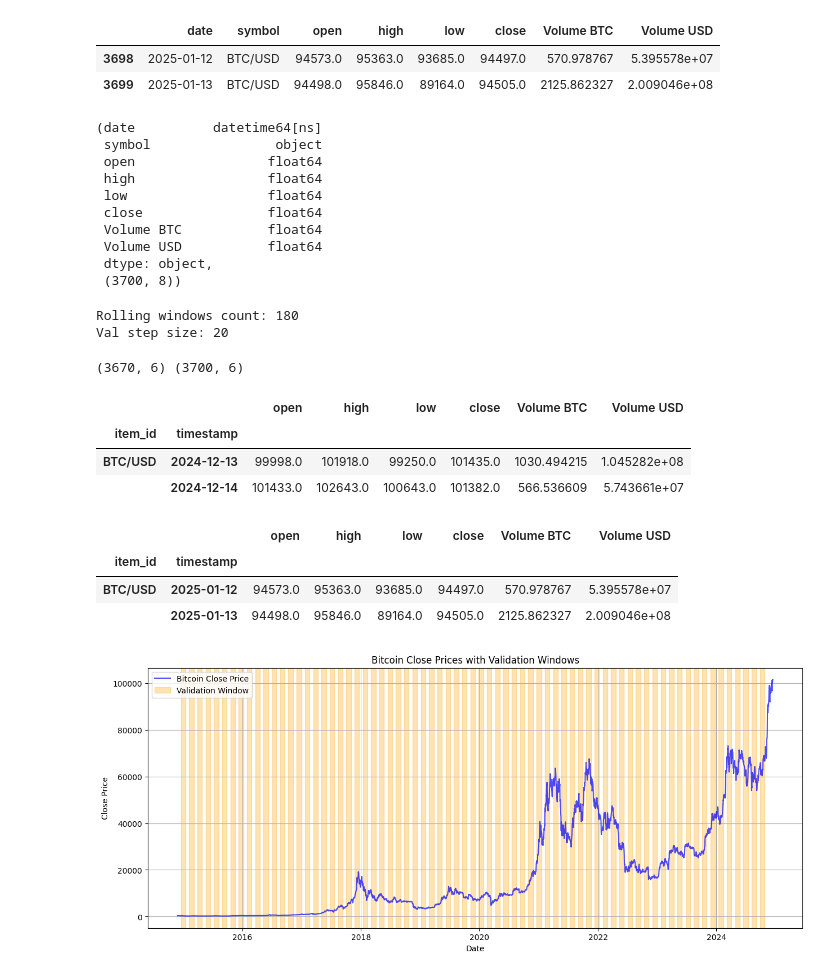
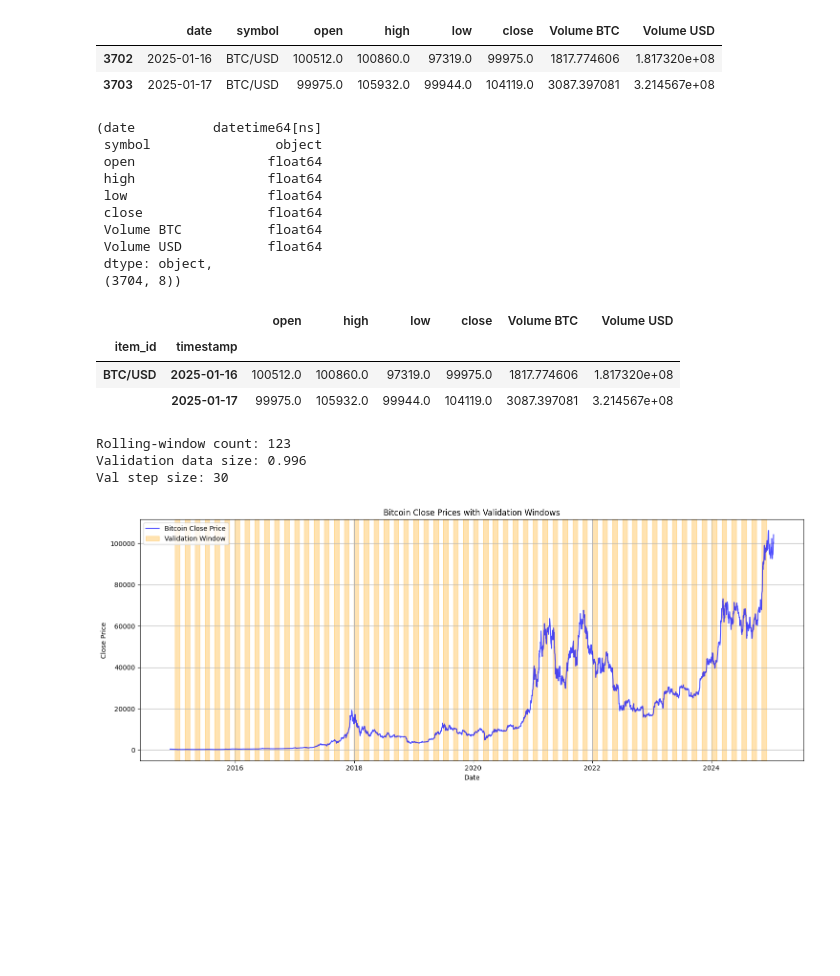
Before and after one commit to cibic89/btc_forecast, a Jupyter notebook: btc_forecast.ipynb, the cells around one changed output. Drawn from its saved outputs; the diff is of its cells as text; code cells hidden in the pictures; blank space fills up the shorter version.

```diff
--- a/btc_forecast.ipynb
+++ b/btc_forecast.ipynb
@@ -54,11 +67,11 @@ latest_folder = find_latest_folder(path_to_directory)
 # %%
-df = pd.read_csv('Bitstamp_BTCUSD_d.csv', skiprows=1, parse_dates=["date"])
+df = pd.read_csv('drive/MyDrive/code_projects/btc_forecast/Bitstamp_BTCUSD_d.csv', skiprows=1, parse_dates=["date"])
 df = df.sort_values('date').drop(columns=["unix"]).reset_index(drop=True).iloc[:-1]
 df.tail(2)
 # %% [output]
 |  | date | symbol | open | high | low | close | Volume BTC | Volume USD |
-| 3698 | 2025-01-12 | BTC/USD | 94573.0 | 95363.0 | 93685.0 | 94497.0 | 570.978767 | 5.395578e+07 |
-| 3699 | 2025-01-13 | BTC/USD | 94498.0 | 95846.0 | 89164.0 | 94505.0 | 2125.862327 | 2.009046e+08 |
+| 3702 | 2025-01-16 | BTC/USD | 100512.0 | 100860.0 | 97319.0 | 99975.0 | 1817.774606 | 1.817320e+08 |
+| 3703 | 2025-01-17 | BTC/USD | 99975.0 | 105932.0 | 99944.0 | 104119.0 | 3087.397081 | 3.214567e+08 |
 # %%
 df.dtypes, df.shape
 # %% [output]
@@ -71,77 +84,83 @@ df.dtypes, df.shape
  Volume BTC           float64
  Volume USD           float64
  dtype: object,
- (3700, 8))
+ (3704, 8))
-# %%
-dtp = 30  # prediction length
-
-n_windows = len(df)//55
-print("Rolling windows count:", n_windows)
-
-val_step_size_n = (len(df)-dtp)//n_windows  # could be dtp*10
-print("Val step size:", val_step_size_n)
-# %% [output]
-Rolling windows count: 180
-Val step size: 20
 # %%
 ml_df = TimeSeriesDataFrame.from_data_frame(
-    df,
+    df,  # [df["date"]> '2022-11-08'],  # selecting data from last bull run - not a good idea (makes the model too optimistic)
     id_column="symbol",
     timestamp_column="date"
 )
-train_data, test_data = ml_df.train_test_split(prediction_length=dtp)
-print(train_data.shape, test_data.shape)
+train_data = ml_df
+# train_data, test_data = ml_df.train_test_split(prediction_length=dtp)
+# print(train_data.shape, test_data.shape)
-# %% [output]
-(3670, 6) (3700, 6)
 # %%
 train_data.tail(2)
 # %% [output]
 |  |  | open | high | low | close | Volume BTC | Volume USD |
 | item_id | timestamp |  |  |  |  |  |  |
-| BTC/USD | 2024-12-13 | 99998.0 | 101918.0 | 99250.0 | 101435.0 | 1030.494215 | 1.045282e+08 |
-|  | 2024-12-14 | 101433.0 | 102643.0 | 100643.0 | 101382.0 | 566.536609 | 5.743661e+07 |
+| BTC/USD | 2025-01-16 | 100512.0 | 100860.0 | 97319.0 | 99975.0 | 1817.774606 | 1.817320e+08 |
+|  | 2025-01-17 | 99975.0 | 105932.0 | 99944.0 | 104119.0 | 3087.397081 | 3.214567e+08 |
 # %%
-test_data.tail(2)
+# test_data.tail(2)
-# %% [output]
-|  |  | open | high | low | close | Volume BTC | Volume USD |
-| item_id | timestamp |  |  |  |  |  |  |
-| BTC/USD | 2025-01-12 | 94573.0 | 95363.0 | 93685.0 | 94497.0 | 570.978767 | 5.395578e+07 |
-|  | 2025-01-13 | 94498.0 | 95846.0 | 89164.0 | 94505.0 | 2125.862327 | 2.009046e+08 |
 # %%
+train_data_size = (len(train_data))  # -dtp
+
+n_windows = (train_data_size//dtp)
+print("Rolling-window count:", n_windows)
+
+val_size = n_windows*dtp
+val_size_pc = round(val_size/train_data_size, 3)
+print("Validation data size:", val_size_pc)
+
+val_step_size_n = dtp  # (train_data_size//n_windows)//2  # 15
+print("Val step size:", val_step_size_n)
+
 viz_df = train_data.reset_index().set_index("timestamp")
 
 # Define validation window parameters
 window_size = len(viz_df) // n_windows
 
 # Ensure the windows span the entire dataset, including at the end
 validation_windows = []
 current_iloc = 0
 for i in range(n_windows):
     start_idx = current_iloc + window_size
     end_idx = start_idx + dtp
     if end_idx <= len(viz_df):  # Ensure indices are within bounds
         validation_windows.append((start_idx, end_idx))
     current_iloc = end_idx + 1
 
 # Plot the Bitcoin close prices
 plt.figure(figsize=(15, 6))
 plt.plot(viz_df.index, viz_df["close"], label="Bitcoin Close Price", color="blue", alpha=0.7)
 
 # Highlight validation windows
 for start_idx, end_idx in validation_windows:
     plt.axvspan(viz_df.index[start_idx], viz_df.index[end_idx - 1],
                 color="orange", alpha=0.3,
                 label="Validation Window" if start_idx == validation_windows[0][0] else None)
 
 # Add labels and legend
 plt.title("Bitcoin Close Prices with Validation Windows")  # with n-fold: "+str(z))
 plt.xlabel("Date")
 plt.ylabel("Close Price")
 plt.legend()
 plt.grid()
+plt.tight_layout()
+
+try:
+    plt.savefig(result_dir+date_today+'_val_windows.png')
+except Exception as e:
+    print(e)
+    pass
+
 plt.show()
 # %% [output]
+Rolling-window count: 123
+Validation data size: 0.996
+Val step size: 30
-[figure, old version]
+[figure, new version]
 # %%
 # models = ['SeasonalNaive', 'RecursiveTabular', 'DirectTabular', 'NPTS', 'DynamicOptimizedTheta',
 #           'AutoETS', 'ChronosZeroShot[bolt_base]', 'ChronosFineTuned[bolt_small]',
```
Also changed, not shown: parts of 11 cells of this notebook.
